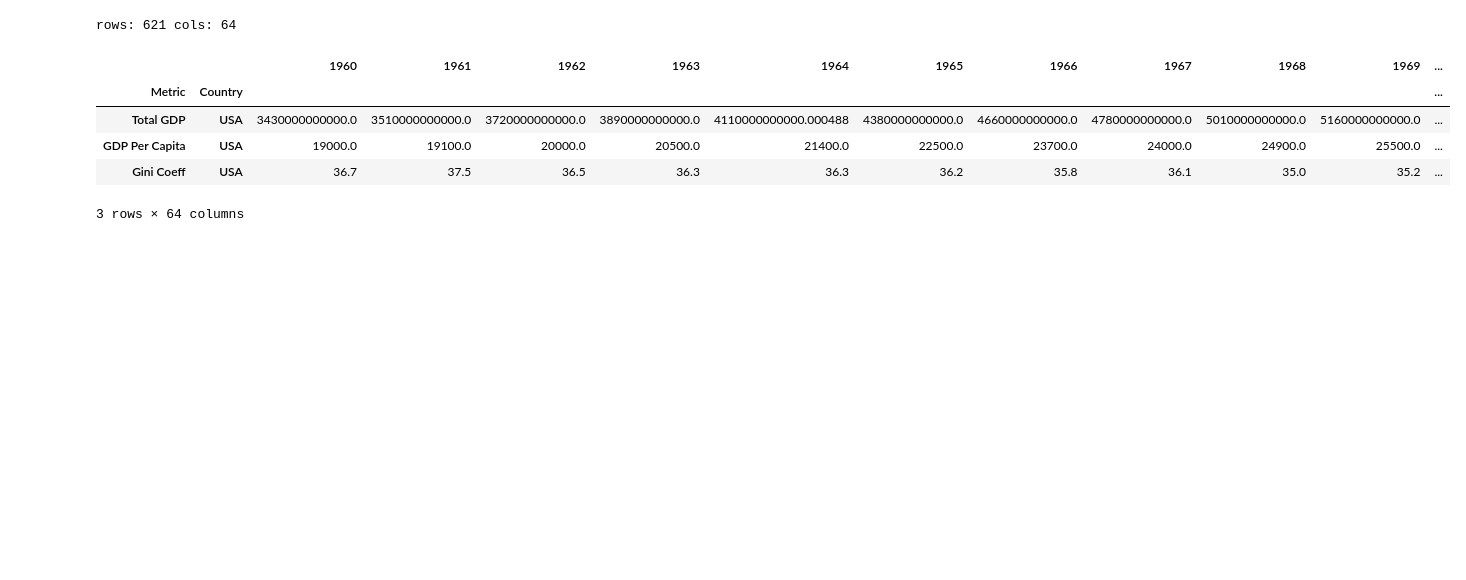
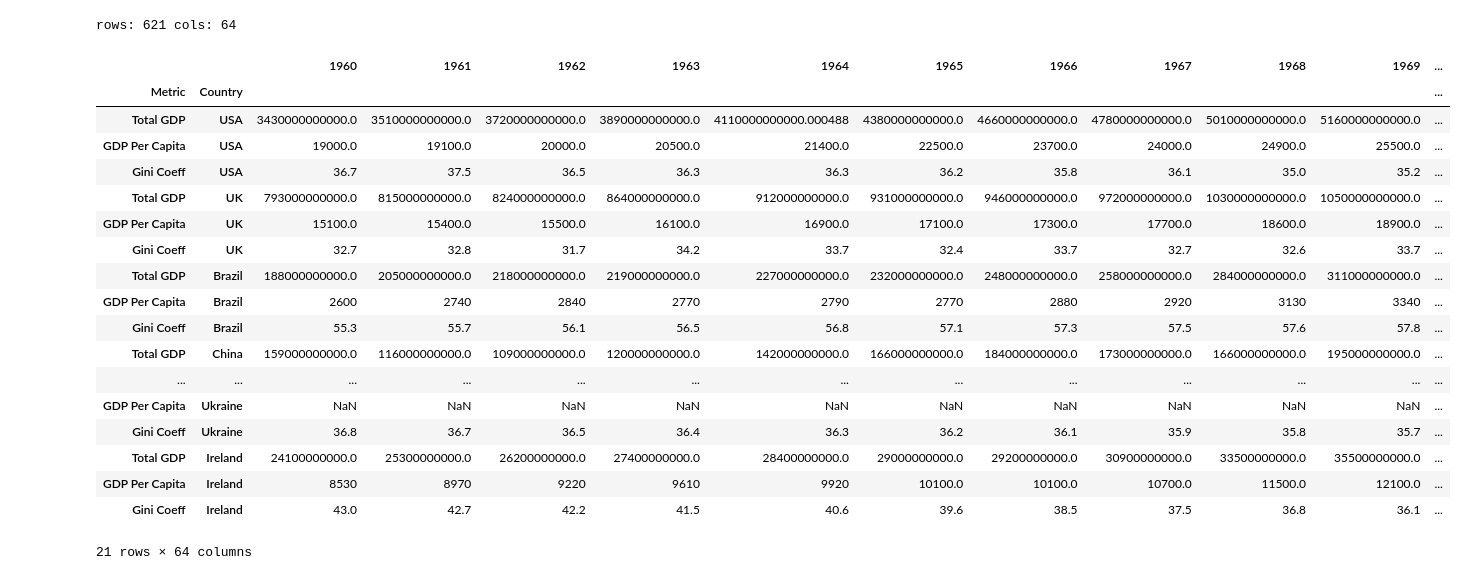
Before and after one commit to ctcastle/leprechaun_economics, a Jupyter notebook: conners-notebook.ipynb, the cells around one changed output. Cells and saved outputs as stored; diff of their text form; code cells hidden in the pictures; blank space fills up the shorter version.

```diff
--- a/conners-notebook.ipynb
+++ b/conners-notebook.ipynb
@@ -17,7 +17,7 @@ def convert(val):
         val = val.replace("TR","")
         val = float(val)*1e12
     else:
-        float(val)
+        val = float(val)
     return val
 
 # Import data
@@ -42,7 +42,7 @@ total_gdp_copy = total_gdp.map(lambda x:convert(x),na_action = 'ignore')
 combined_data = pd.concat([total_gdp_copy, gdp_percap_copy, gini], axis=0,join='inner', keys=['Total GDP', 'GDP Per Capita', 'Gini Coeff'])
 combined_data.index.names = ['Metric', 'Country']
 
-common_countries = list(set(gini.index.values) & set(total_gdp.index.values) & set(gdp_percap.index.values))
+common_countries = list(set(gini.index.values) & set(total_gdp_copy.index.values) & set(gdp_percap_copy.index.values))
 combined_data_fixed = combined_data[combined_data.index.isin(common_countries,level='Country')]
 
 #gini[~gini.index.isin(gdp_percap.index) ].index
@@ -55,26 +55,39 @@ rows: 621 cols: 64
 # %%
 # Check for any country with more than X NANs
 #Canada = combined_data.xs('Canada', level='Country')
 #Canada_GDP_2023 = combined_data.xs('Total GDP', level='Metric').loc['Canada', '2023']
 #combined_data.isnull().sum()
 idx = pd.IndexSlice
-combined_data.loc[idx[:,'USA'],idx[:]]
+combined_data.loc[idx[:,('USA','UK','Brazil','China','Poland','Ukraine','Ireland')],idx[:]]
 #combined_data_fixed.loc[idx[:,'Taiwan'],idx[:]]
 #print(*combined_data_fixed.groupby('Country'))
 
 # Drop or handle
 # Plot every country per year??
 # Plot continent blocks??
 # Look for any outliers
 # Explain those
 # Plot average, median, etc. global GDP per year??
 # %% [output]
 |  |  | 1960 | 1961 | 1962 | 1963 | 1964 | 1965 | 1966 | 1967 | 1968 | 1969 | ... |
 | Metric | Country |  |  |  |  |  |  |  |  |  |  | ... |
 | Total GDP | USA | 3430000000000.0 | 3510000000000.0 | 3720000000000.0 | 3890000000000.0 | 4110000000000.000488 | 4380000000000.0 | 4660000000000.0 | 4780000000000.0 | 5010000000000.0 | 5160000000000.0 | ... |
 | GDP Per Capita | USA | 19000.0 | 19100.0 | 20000.0 | 20500.0 | 21400.0 | 22500.0 | 23700.0 | 24000.0 | 24900.0 | 25500.0 | ... |
 | Gini Coeff | USA | 36.7 | 37.5 | 36.5 | 36.3 | 36.3 | 36.2 | 35.8 | 36.1 | 35.0 | 35.2 | ... |
+| Total GDP | UK | 793000000000.0 | 815000000000.0 | 824000000000.0 | 864000000000.0 | 912000000000.0 | 931000000000.0 | 946000000000.0 | 972000000000.0 | 1030000000000.0 | 1050000000000.0 | ... |
+| GDP Per Capita | UK | 15100.0 | 15400.0 | 15500.0 | 16100.0 | 16900.0 | 17100.0 | 17300.0 | 17700.0 | 18600.0 | 18900.0 | ... |
+| Gini Coeff | UK | 32.7 | 32.8 | 31.7 | 34.2 | 33.7 | 32.4 | 33.7 | 32.7 | 32.6 | 33.7 | ... |
+| Total GDP | Brazil | 188000000000.0 | 205000000000.0 | 218000000000.0 | 219000000000.0 | 227000000000.0 | 232000000000.0 | 248000000000.0 | 258000000000.0 | 284000000000.0 | 311000000000.0 | ... |
+| GDP Per Capita | Brazil | 2600 | 2740 | 2840 | 2770 | 2790 | 2770 | 2880 | 2920 | 3130 | 3340 | ... |
+| Gini Coeff | Brazil | 55.3 | 55.7 | 56.1 | 56.5 | 56.8 | 57.1 | 57.3 | 57.5 | 57.6 | 57.8 | ... |
+| Total GDP | China | 159000000000.0 | 116000000000.0 | 109000000000.0 | 120000000000.0 | 142000000000.0 | 166000000000.0 | 184000000000.0 | 173000000000.0 | 166000000000.0 | 195000000000.0 | ... |
+| ... | ... | ... | ... | ... | ... | ... | ... | ... | ... | ... | ... | ... |
+| GDP Per Capita | Ukraine | NaN | NaN | NaN | NaN | NaN | NaN | NaN | NaN | NaN | NaN | ... |
+| Gini Coeff | Ukraine | 36.8 | 36.7 | 36.5 | 36.4 | 36.3 | 36.2 | 36.1 | 35.9 | 35.8 | 35.7 | ... |
+| Total GDP | Ireland | 24100000000.0 | 25300000000.0 | 26200000000.0 | 27400000000.0 | 28400000000.0 | 29000000000.0 | 29200000000.0 | 30900000000.0 | 33500000000.0 | 35500000000.0 | ... |
+| GDP Per Capita | Ireland | 8530 | 8970 | 9220 | 9610 | 9920 | 10100.0 | 10100.0 | 10700.0 | 11500.0 | 12100.0 | ... |
+| Gini Coeff | Ireland | 43.0 | 42.7 | 42.2 | 41.5 | 40.6 | 39.6 | 38.5 | 37.5 | 36.8 | 36.1 | ... |
-3 rows × 64 columns
+21 rows × 64 columns
 # %%
 # Tasks going forward:
 # - User Entry
```
Also changed, not shown: parts of 1 cell of this notebook.
